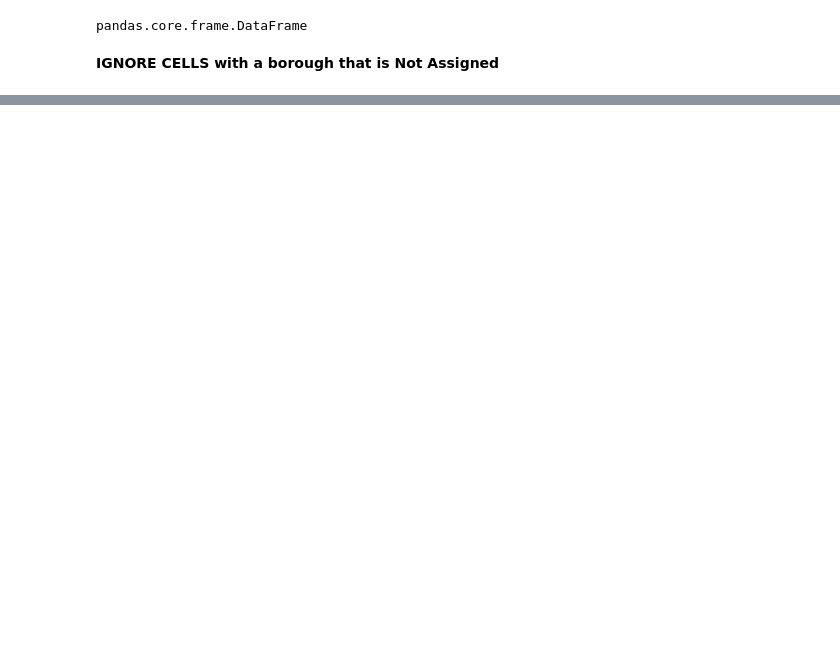
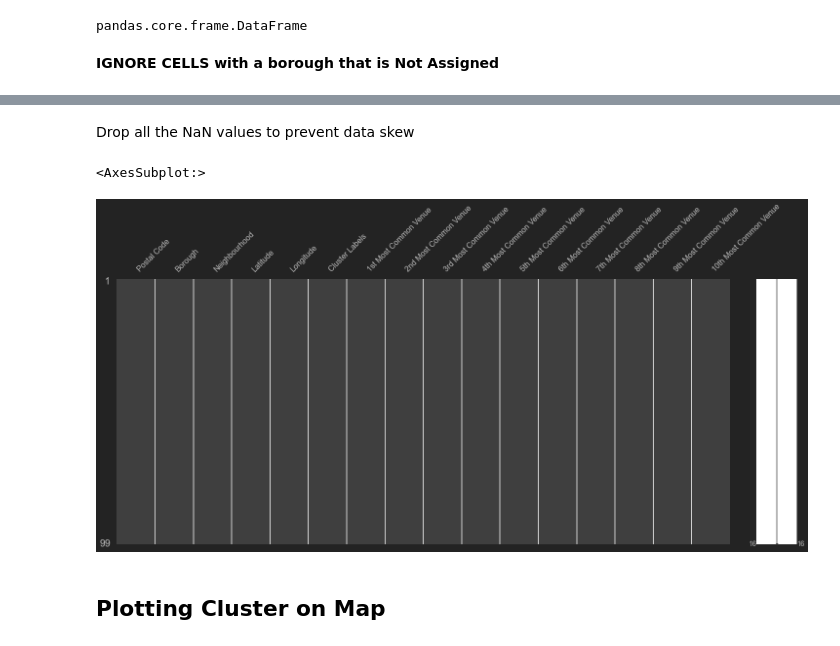
Before and after one commit to mikabtbr/Coursera_Capstone, a Jupyter notebook: Week 3 - Applied Data Science Capstone.ipynb, the cells around one changed output, grey strips where cells are left out. Drawn from its saved outputs; the diff is of its cells as text; code cells hidden in the pictures; blank space fills up the shorter version.

```diff
--- a/Week 3 - Applied Data Science Capstone.ipynb
+++ b/Week 3 - Applied Data Science Capstone.ipynb
@@ -161,0 +627,11 @@ data.shape
+# %% [markdown]
+Drop all the NaN values to prevent data skew
+# %%
+toronto_merged= toronto_merged.dropna(subset=['Cluster Labels'])
+# %%
+msno.matrix(toronto_merged)
+# %% [output]
+<AxesSubplot:>
+[figure, added]
+# %% [markdown]
+## Plotting Cluster on Map
```
Also changed, not shown: parts of 98 cells of this notebook.
